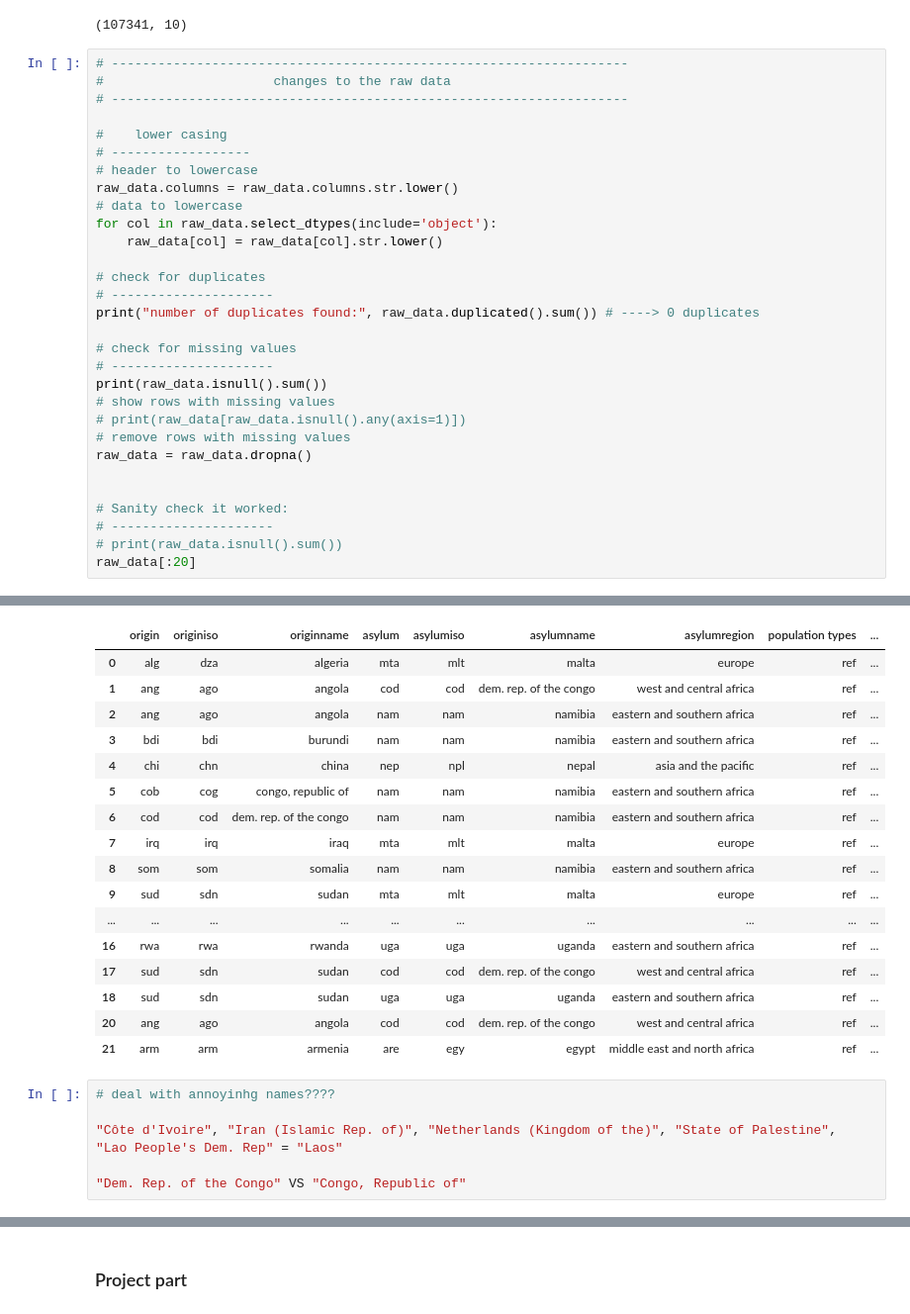
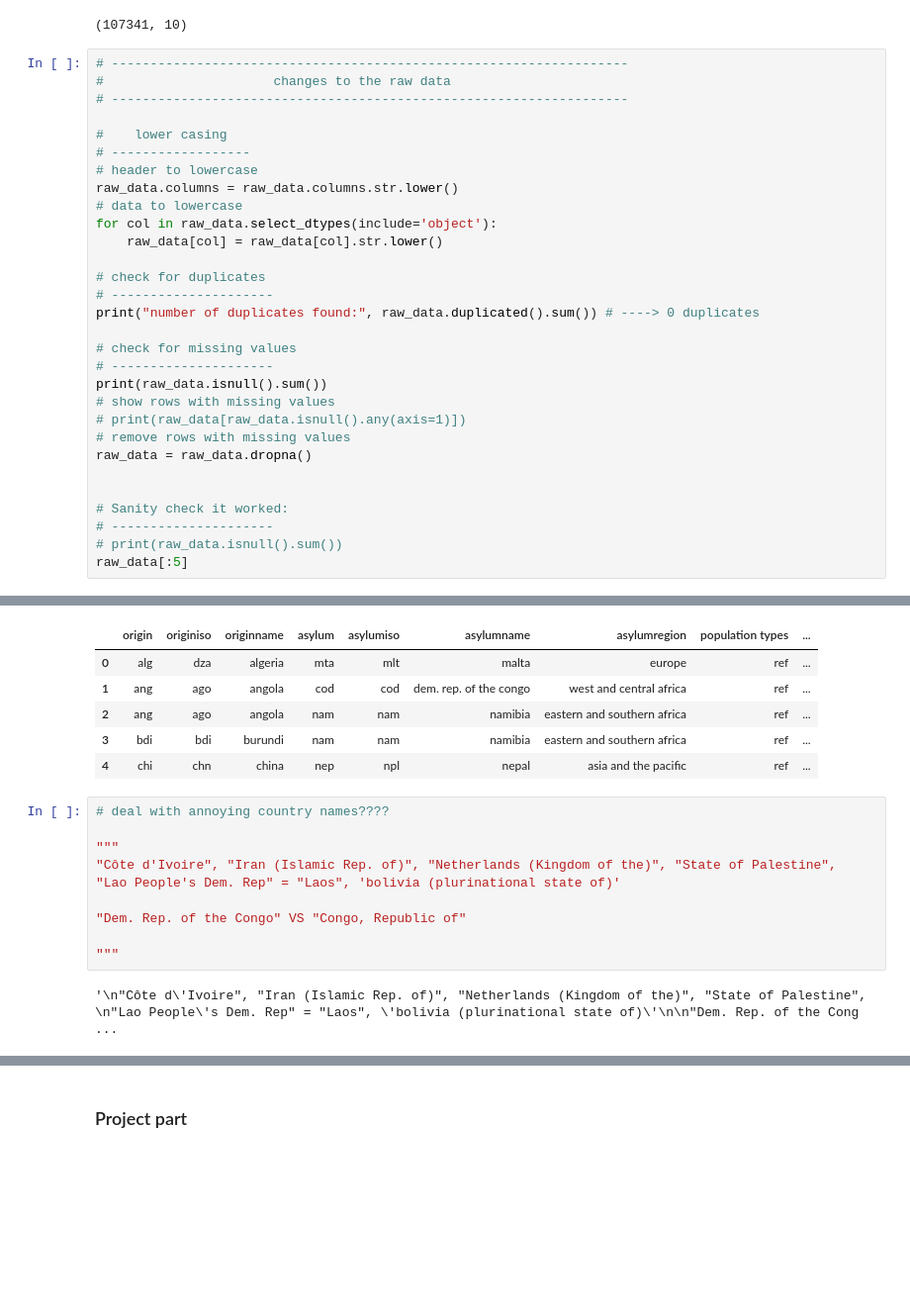
Before and after one commit to TishDuc/TishDuc.github.io, a Jupyter notebook: Displacements_Final_Project/Tish_script.ipynb, the cells around one changed output, grey strips where cells are left out. Shown at 99% size. Cells and saved outputs as stored; diff of their text form; blank space fills up the shorter version.

```diff
--- a/Displacements_Final_Project/Tish_script.ipynb
+++ b/Displacements_Final_Project/Tish_script.ipynb
@@ -57,52 +57,46 @@ print("number of duplicates found:", raw_data.duplicated().sum()) # ----> 0 dupl
 # ---------------------
 print(raw_data.isnull().sum())
 # show rows with missing values
 # print(raw_data[raw_data.isnull().any(axis=1)])
 # remove rows with missing values
 raw_data = raw_data.dropna()
 
 
 # Sanity check it worked:
 # ---------------------
 # print(raw_data.isnull().sum())
-raw_data[:20]
+raw_data[:5]
 # %% [output]
 number of duplicates found: 0
 origin               0
 originiso            0
 originname          35
 asylum               0
 asylumiso            0
 asylumname           0
 asylumregion        37
 population types     0
 year                 0
 count                0
 dtype: int64
 |  | origin | originiso | originname | asylum | asylumiso | asylumname | asylumregion | population types | ... |
 | 0 | alg | dza | algeria | mta | mlt | malta | europe | ref | ... |
 | 1 | ang | ago | angola | cod | cod | dem. rep. of the congo | west and central africa | ref | ... |
 | 2 | ang | ago | angola | nam | nam | namibia | eastern and southern africa | ref | ... |
 | 3 | bdi | bdi | burundi | nam | nam | namibia | eastern and southern africa | ref | ... |
 | 4 | chi | chn | china | nep | npl | nepal | asia and the pacific | ref | ... |
-| 5 | cob | cog | congo, republic of | nam | nam | namibia | eastern and southern africa | ref | ... |
-| 6 | cod | cod | dem. rep. of the congo | nam | nam | namibia | eastern and southern africa | ref | ... |
-| 7 | irq | irq | iraq | mta | mlt | malta | europe | ref | ... |
-| 8 | som | som | somalia | nam | nam | namibia | eastern and southern africa | ref | ... |
-| 9 | sud | sdn | sudan | mta | mlt | malta | europe | ref | ... |
-| ... | ... | ... | ... | ... | ... | ... | ... | ... | ... |
-| 16 | rwa | rwa | rwanda | uga | uga | uganda | eastern and southern africa | ref | ... |
-| 17 | sud | sdn | sudan | cod | cod | dem. rep. of the congo | west and central africa | ref | ... |
-| 18 | sud | sdn | sudan | uga | uga | uganda | eastern and southern africa | ref | ... |
-| 20 | ang | ago | angola | cod | cod | dem. rep. of the congo | west and central africa | ref | ... |
-| 21 | arm | arm | armenia | are | egy | egypt | middle east and north africa | ref | ... |
 # %%
-# deal with annoyinhg names????
+# deal with annoying country names????
 
+"""
 "Côte d'Ivoire", "Iran (Islamic Rep. of)", "Netherlands (Kingdom of the)", "State of Palestine",
-"Lao People's Dem. Rep" = "Laos"
+"Lao People's Dem. Rep" = "Laos", 'bolivia (plurinational state of)'
 
 "Dem. Rep. of the Congo" VS "Congo, Republic of"
+
+"""
+# %% [output]
+'\n"Côte d\'Ivoire", "Iran (Islamic Rep. of)", "Netherlands (Kingdom of the)", "State of Palestine", \n"Lao People\'s Dem. Rep" = "Laos", \'bolivia (plurinational state of)\'\n\n"Dem. Rep. of the Cong ...
 # %%
 # --------------------------------------------------------------
 #                      Export cleaned Data
```
Also changed, not shown: parts of 5 cells of this notebook, 8 other files.
